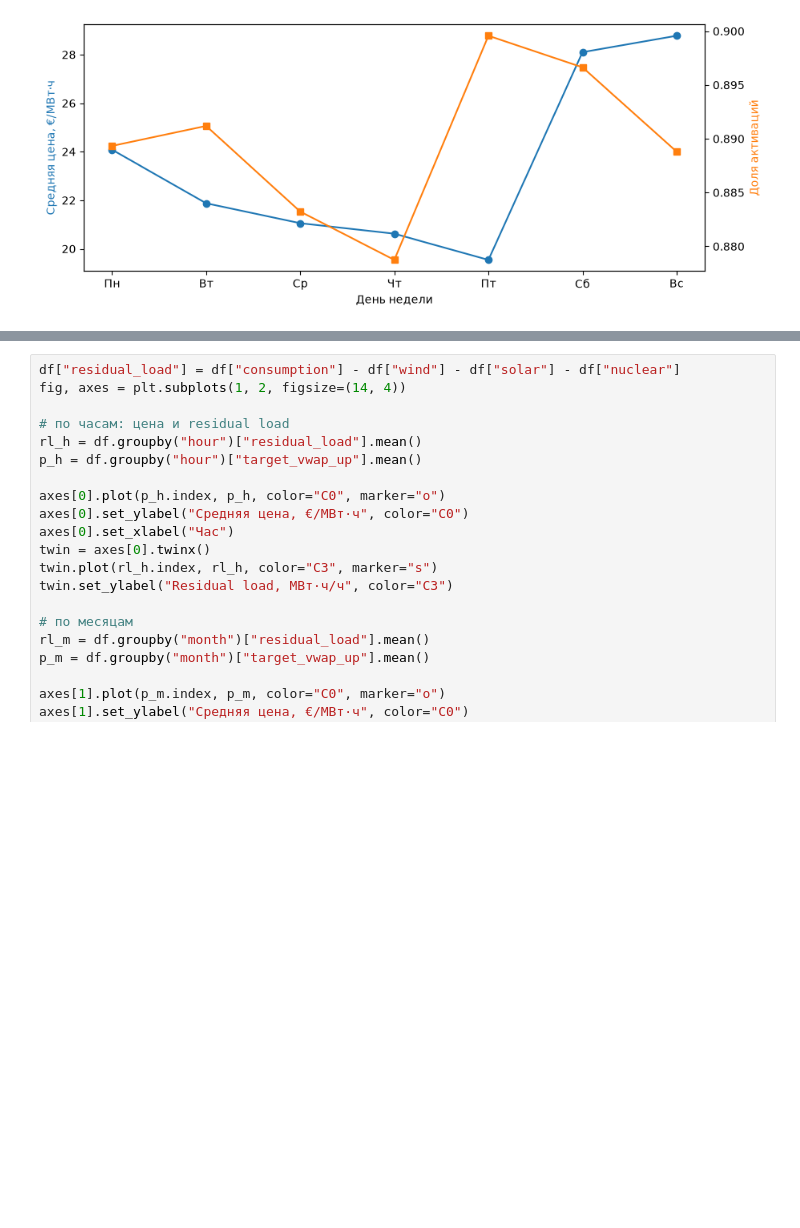
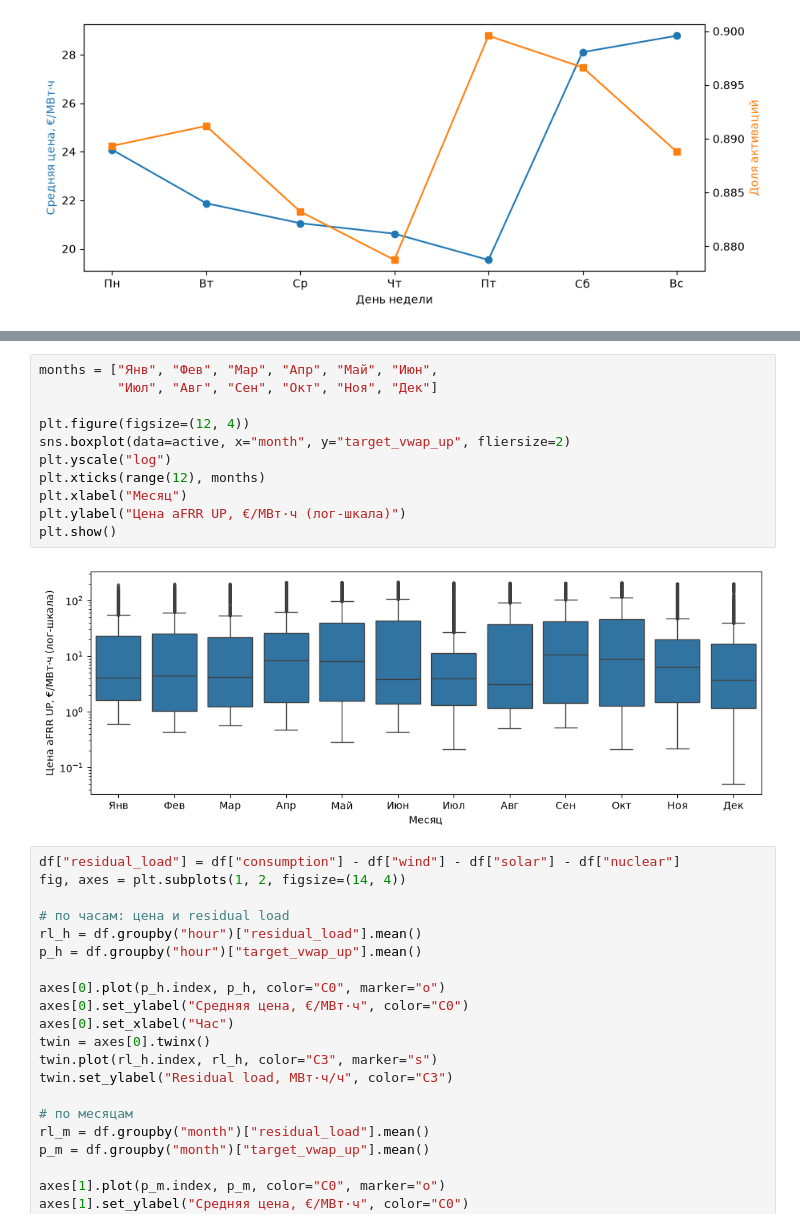
Before and after one commit to ver5us1/team134-project, a Jupyter notebook: notebooks/eda.ipynb, the cells around one changed output, grey strips where cells are left out. Saved outputs shown, nothing was run; the diff lists cells and outputs as text; blank space fills up the shorter version.

```diff
--- a/notebooks/eda.ipynb
+++ b/notebooks/eda.ipynb
@@ -146,3 +159,16 @@ plt.show()
+# %%
+months = ["Янв", "Фев", "Мар", "Апр", "Май", "Июн",
+          "Июл", "Авг", "Сен", "Окт", "Ноя", "Дек"]
+
+plt.figure(figsize=(12, 4))
+sns.boxplot(data=active, x="month", y="target_vwap_up", fliersize=2)
+plt.yscale("log")
+plt.xticks(range(12), months)
+plt.xlabel("Месяц")
+plt.ylabel("Цена aFRR UP, €/МВт·ч (лог-шкала)")
+plt.show()
+# %% [output]
+[figure, added]
 # %%
 df["residual_load"] = df["consumption"] - df["wind"] - df["solar"] - df["nuclear"]
 fig, axes = plt.subplots(1, 2, figsize=(14, 4))
```
Also changed, not shown: parts of 3 cells of this notebook.
